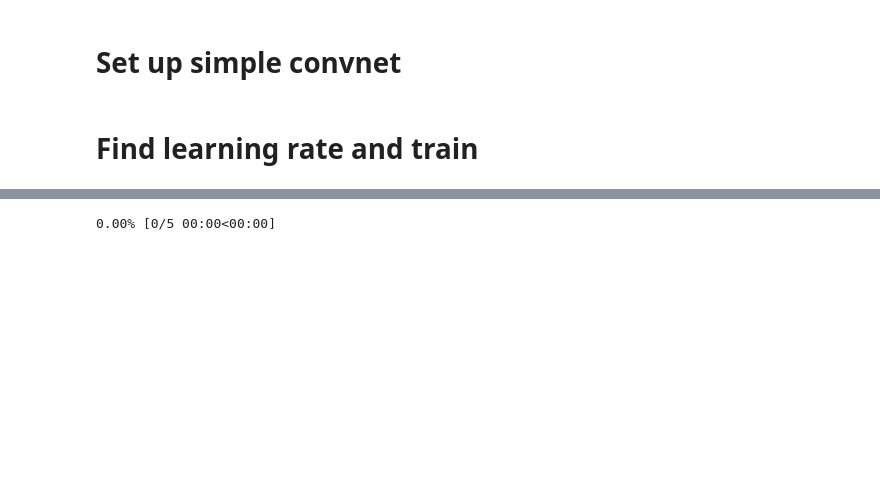
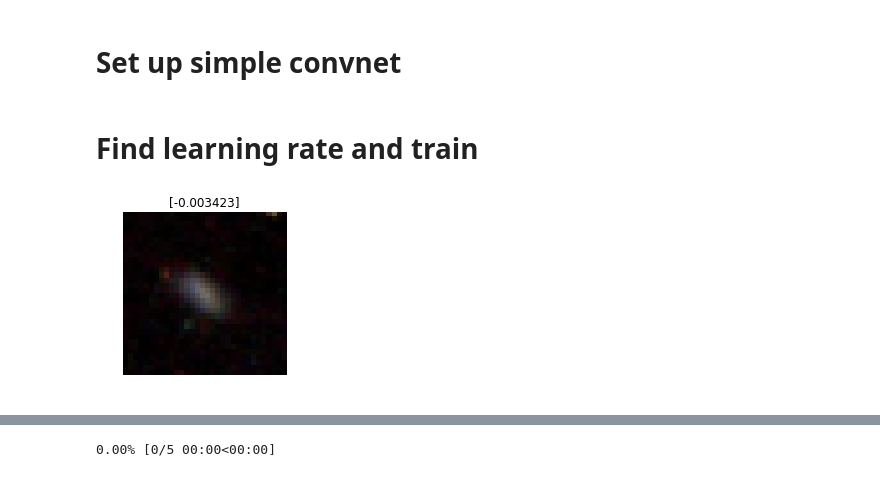
Before and after one commit to jwuphysics/convnet-demo, a Jupyter notebook: notebook/Metallicity prediction demo.ipynb, the cells around one changed output, grey strips where cells are left out. Cells and saved outputs as stored; diff of their text form; code cells hidden in the pictures; blank space fills up the shorter version.

```diff
--- a/notebook/Metallicity prediction demo.ipynb
+++ b/notebook/Metallicity prediction demo.ipynb
@@ -70,5 +70,10 @@ learn = create_cnn(data, arch=models.resnet18, pretrained=False, metrics=[RMSE])
 # %% [markdown]
 # Find learning rate and train
+# %%
+img = data.valid_ds[0][0]
+img.show(y=learn.predict(img)[0])
+# %% [output]
+[figure, added]
 # %%
 learn.lr_find(end_lr=10)
 learn.recorder.plot()
```
Also changed, not shown: parts of 30 cells of this notebook.
